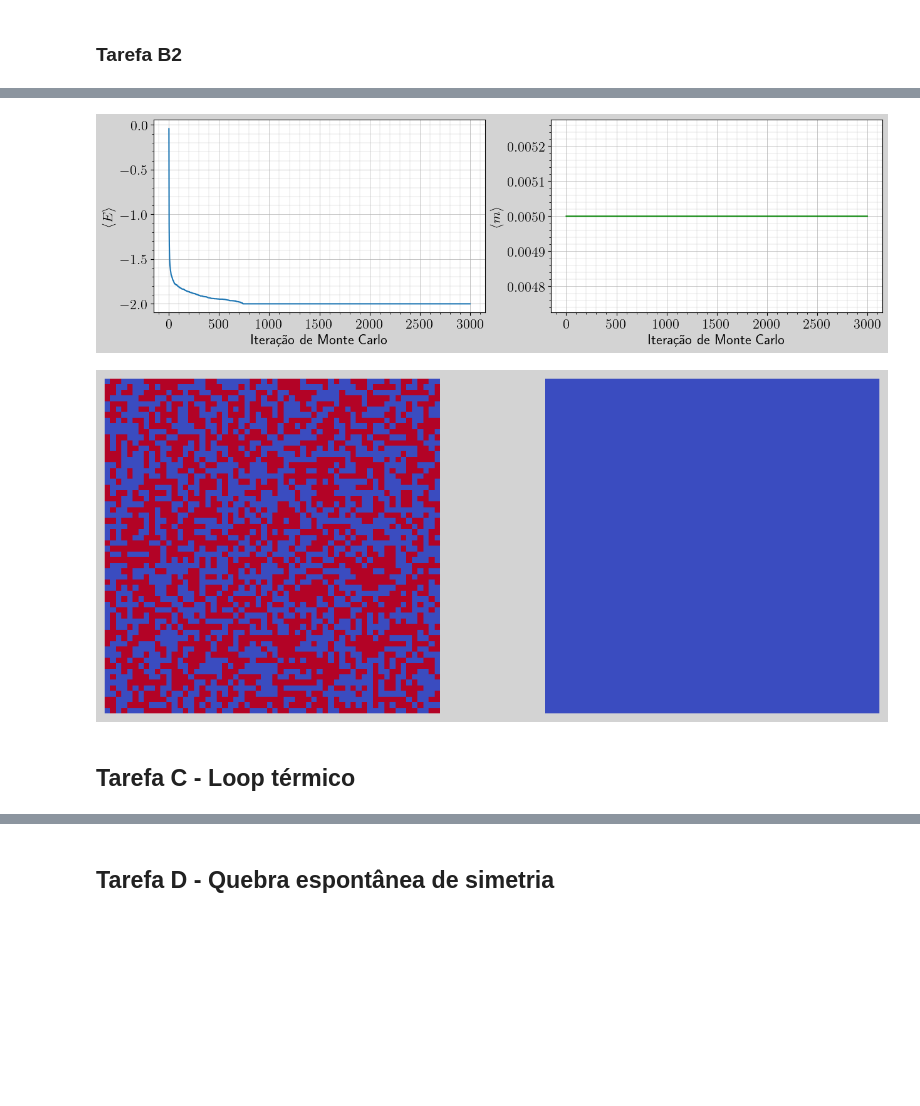
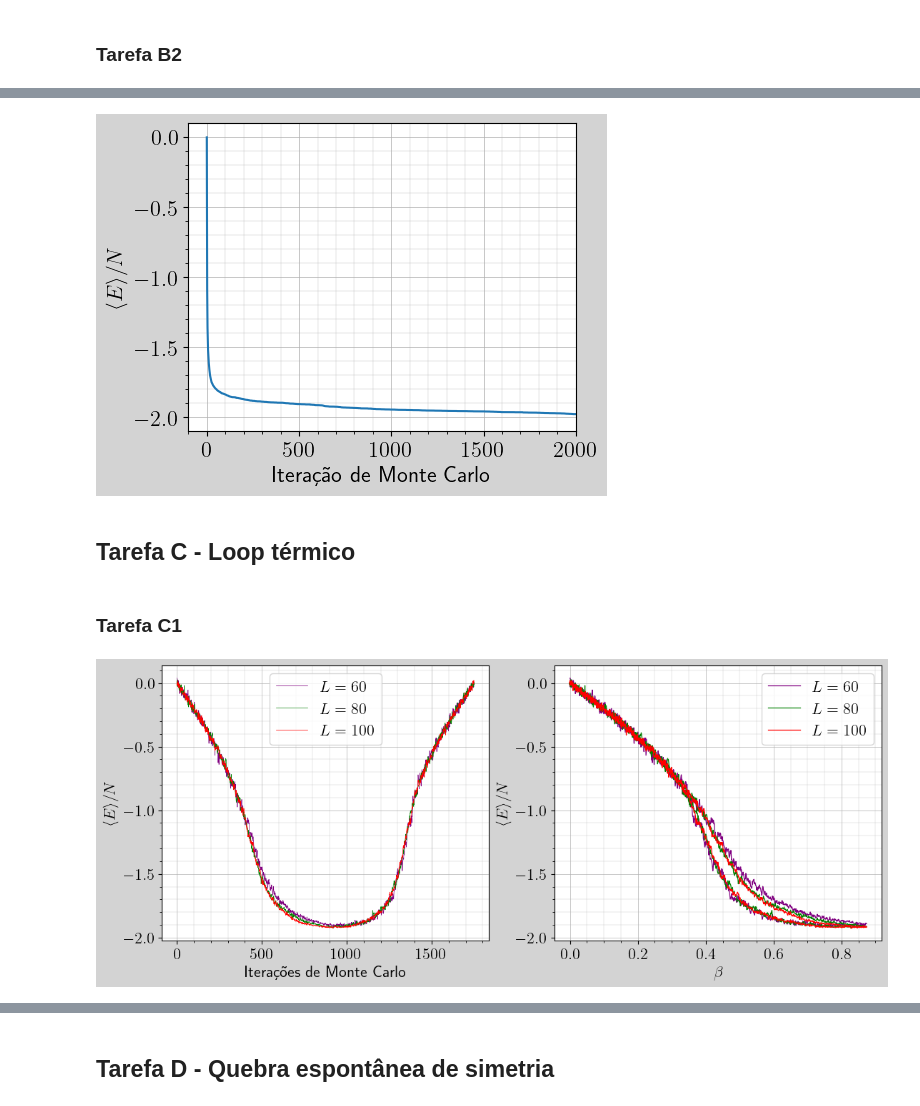
Before and after one commit to jeftersantiago/mec_estat_comp, a Jupyter notebook: projeto5/src/Projeto 5.ipynb, the cells around one changed output, grey strips where cells are left out. Cells and saved outputs as stored; diff of their text form; code cells hidden in the pictures; blank space fills up the shorter version.

```diff
--- a/projeto5/src/Projeto 5.ipynb
+++ b/projeto5/src/Projeto 5.ipynb
@@ -191,38 +253,27 @@ plt.show()
 # %%
-data = np.loadtxt("saidas/tarefa-2/b2/saida-magnetizacao-energia-b2.dat")
+data = np.loadtxt("saidas/tarefa-2/saida-tarefa-B2-mag-eng.dat")
 
 steps = data[:, 0]
 mag = data[:, 1]
 E = data[:, 2]
 
-fig, ax = plt.subplots(1, 2, figsize=(15, 4), facecolor='lightgray')
+fig, ax = plt.subplots(1, 1, figsize=(5, 4), facecolor='lightgray')
 
-ax[0].set_xlabel('Iteração de Monte Carlo')
-ax[0].set_ylabel('$\\langle E \\rangle$')
-ax[0].plot(steps, E)
+ax.set_xlabel('Iteração de Monte Carlo')
+ax.set_ylabel('$\\langle E \\rangle/N$')
+ax.plot(steps, E)
 
-ax[1].set_xlabel('Iteração de Monte Carlo')
-ax[1].set_ylabel('$\\langle m \\rangle$')
-ax[1].plot(steps, mag, color="green")
+ax.set_xlim(-100, 2000)
 
+ax.grid(which = "major", linewidth = 0.5)
+ax.grid(which = "minor", linewidth = 0.2)
+ax.minorticks_on()
 
-ax[0].grid(which = "major", linewidth = 0.5)
-ax[0].grid(which = "minor", linewidth = 0.2)
-ax[0].minorticks_on()
-
-
-ax[1].grid(which = "major", linewidth = 0.5)
-ax[1].grid(which = "minor", linewidth = 0.2)
-ax[1].minorticks_on()
-
+plt.savefig("graficos/tarefa-2/graf-tarefa-B2-mag-eng.png", dpi = DPi, bbox_inches = 'tight')
 plt.show()
 # %% [output]
-[figure, old version]
+[figure, new version]
-# %%
-fig = plot_configuration("saidas/tarefa-2/b2/saida-configuracao-inicial-b2.dat", "saidas/tarefa-2/b2/saida-configuracao-final-b2.dat")
-# plt.savefig("graficos/tarefa-1/graf-configuracao-L60.png", dpi = DPi, bbox_inches = 'tight')
-plt.show()
-# %% [output]
-[figure, removed]
 # %% [markdown]
 ## Tarefa C - Loop térmico
+# %% [markdown]
+### Tarefa C1
@@ -228,0 +288,42 @@ plt.show()
+# %%
+fig, ax = plt.subplots(1, 2, figsize=(13, 5), facecolor="lightgray")
+
+for file, L, color in zip(output_files_db1, [60, 80, 100], ["purple", "green", "red"]):
+
+    data = np.loadtxt(file)
+
+    steps = data[:, 0]
+    beta = data[:, 1]
+    mag = data[:, 2]
+    energy = data[:, 3]
+
+
+    ax[0].set_ylabel("$\\langle E \\rangle/N$")
+    ax[1].set_ylabel("$\\langle E \\rangle/N$")
+
+    ax[0].set_xlabel("Iterações de Monte Carlo")
+    ax[0].plot(steps, energy, linewidth = 0.5, color = color, label = f"$L = {L}$")
+
+    ax[0].grid(which = "major", linewidth = 0.5)
+    ax[0].grid(which = "minor", linewidth = 0.2)
+    ax[0].minorticks_on()
+
+    ax[1].set_xlabel("$\\beta$")
+    ax[1].plot(beta, energy, linewidth = 0.9, color = color, label = f"$L = {L}$")
+
+    ax[1].grid(which = "major", linewidth = 0.5)
+    ax[1].grid(which = "minor", linewidth = 0.2)
+    ax[1].minorticks_on()
+
+ax[0].legend()
+ax[1].legend()
+font = {
+        'weight' : 'bold',
+        'size'   : 16}
+plt.rc('text', usetex=True)
+plt.rc('text.latex', preamble=r'\usepackage{amsmath}')
+plt.rc('font', **font)
+plt.savefig("graficos/tarefa-3/graf-tarefa-C1-delta1.png", dpi = DPi, bbox_inches = 'tight')
+plt.show()
+# %% [output]
+[figure, added]
```
Also changed, not shown: parts of 20 cells of this notebook, 47 other files.
